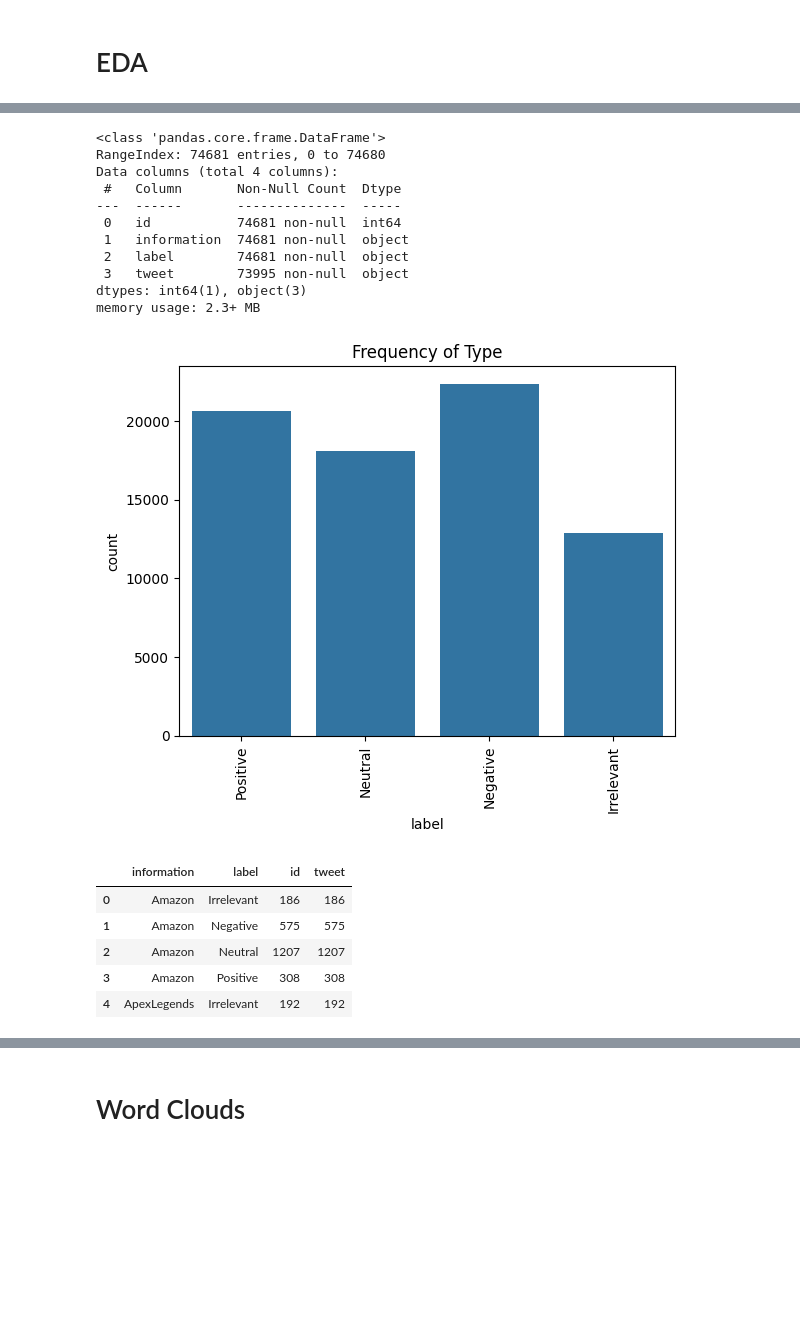
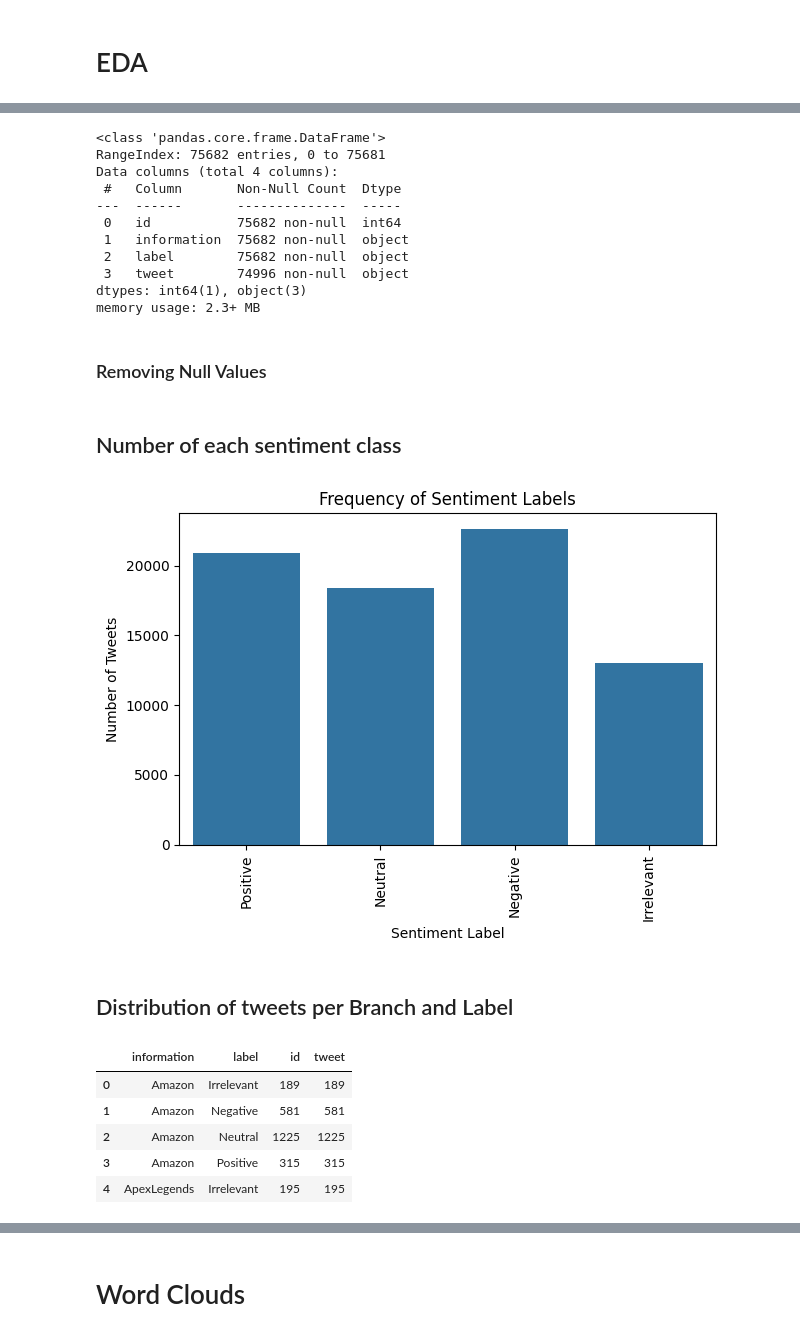
Before and after one commit to Prajwal-Luitel/Twitter-Sentiment-Analysis, a Jupyter notebook: Twitter_Sentiment_Analysis.ipynb, the cells around one changed output, grey strips where cells are left out. Saved outputs shown, nothing was run; the diff lists cells and outputs as text; code cells hidden in the pictures; blank space fills up the shorter version.

```diff
--- a/Twitter_Sentiment_Analysis.ipynb
+++ b/Twitter_Sentiment_Analysis.ipynb
@@ -28,13 +29,23 @@ import kagglehub
 from kagglehub import KaggleDatasetAdapter
 
 # Set the path to the file you'd like to load
-file_path = "twitter_training.csv"
+train_path = "twitter_training.csv"
+vald_path = "twitter_validation.csv"
 
 # Load the latest version
-df = kagglehub.dataset_load(
+train_df = kagglehub.dataset_load(
   KaggleDatasetAdapter.PANDAS,
   "jp797498e/twitter-entity-sentiment-analysis",
-  file_path,
+  train_path,
+  pandas_kwargs={"header": None}
 )
 
+valid_df = kagglehub.dataset_load(
+  KaggleDatasetAdapter.PANDAS,
+  "jp797498e/twitter-entity-sentiment-analysis",
+  vald_path,
+  pandas_kwargs={"header": None}
+)
+df = pd.concat([train_df, valid_df], ignore_index=True)
+
 print("First 5 records:", df.head())
@@ -54,35 +102,44 @@ df.head()
 df.info()
 # %% [output]
 <class 'pandas.core.frame.DataFrame'>
-RangeIndex: 74681 entries, 0 to 74680
+RangeIndex: 75682 entries, 0 to 75681
 Data columns (total 4 columns):
  #   Column       Non-Null Count  Dtype
 ---  ------       --------------  -----
- 0   id           74681 non-null  int64
- 1   information  74681 non-null  object
- 2   label        74681 non-null  object
- 3   tweet        73995 non-null  object
+ 0   id           75682 non-null  int64
+ 1   information  75682 non-null  object
+ 2   label        75682 non-null  object
+ 3   tweet        74996 non-null  object
 dtypes: int64(1), object(3)
 memory usage: 2.3+ MB
+# %% [markdown]
+### Removing Null Values
 # %%
 df.dropna(inplace=True)
+# %% [markdown]
+## Number of each sentiment class
 # %%
 sns.countplot(data=df, x="label")
 plt.xticks(rotation=90)
-plt.title("Frequency of Type")
+plt.title("Frequency of Sentiment Labels")
+plt.xlabel("Sentiment Label")
+plt.ylabel("Number of Tweets")
+plt.tight_layout()
 plt.show()
 # %% [output]
-[figure, old version]
+[figure, new version]
+# %% [markdown]
+## Distribution of tweets per Branch and Label
 # %%
 plot=df.groupby(by=["information","label"]).count().reset_index()
 plot.head()
 # %% [output]
 |  | information | label | id | tweet |
-| 0 | Amazon | Irrelevant | 186 | 186 |
-| 1 | Amazon | Negative | 575 | 575 |
-| 2 | Amazon | Neutral | 1207 | 1207 |
-| 3 | Amazon | Positive | 308 | 308 |
-| 4 | ApexLegends | Irrelevant | 192 | 192 |
+| 0 | Amazon | Irrelevant | 189 | 189 |
+| 1 | Amazon | Negative | 581 | 581 |
+| 2 | Amazon | Neutral | 1225 | 1225 |
+| 3 | Amazon | Positive | 315 | 315 |
+| 4 | ApexLegends | Irrelevant | 195 | 195 |
 # %%
 #Figure of comparison per label
 plt.figure(figsize=(20,6))
```
Also changed, not shown: parts of 86 cells of this notebook.
